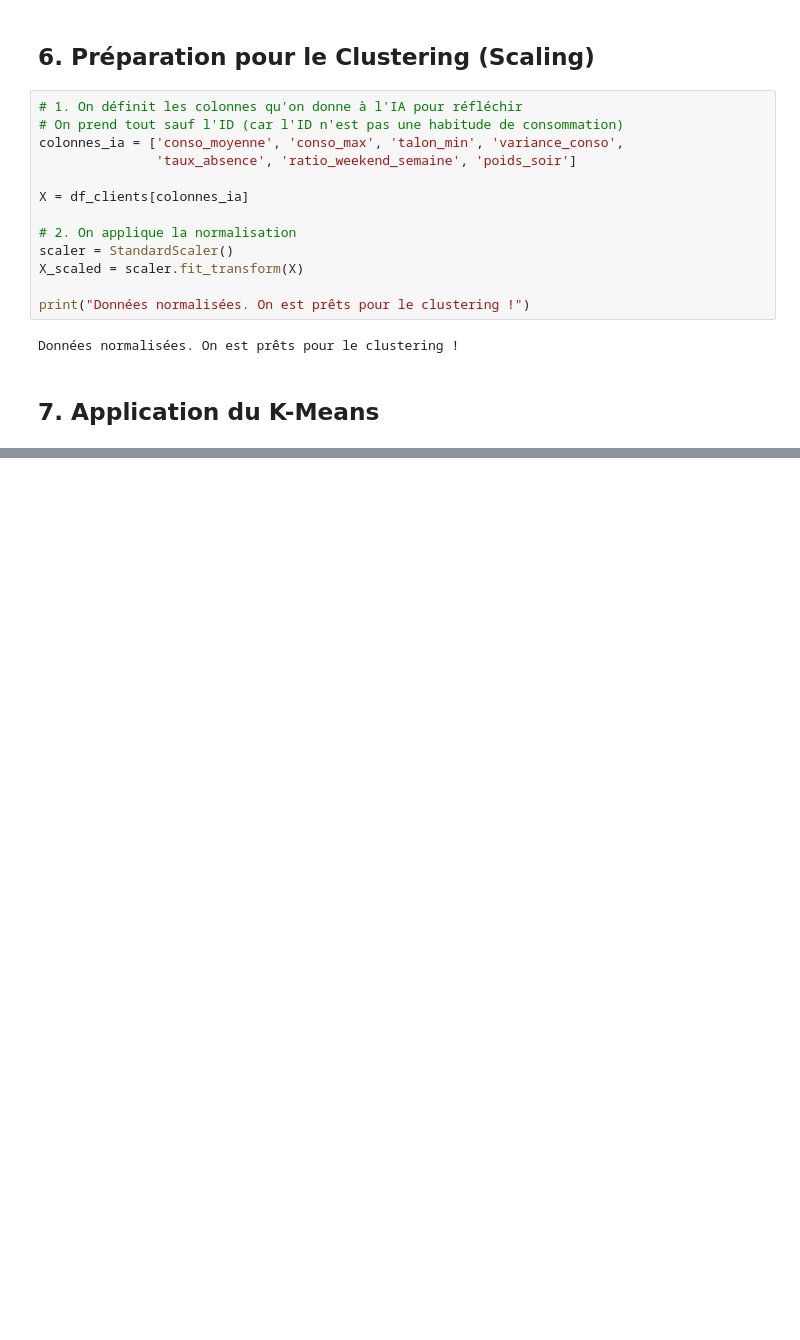
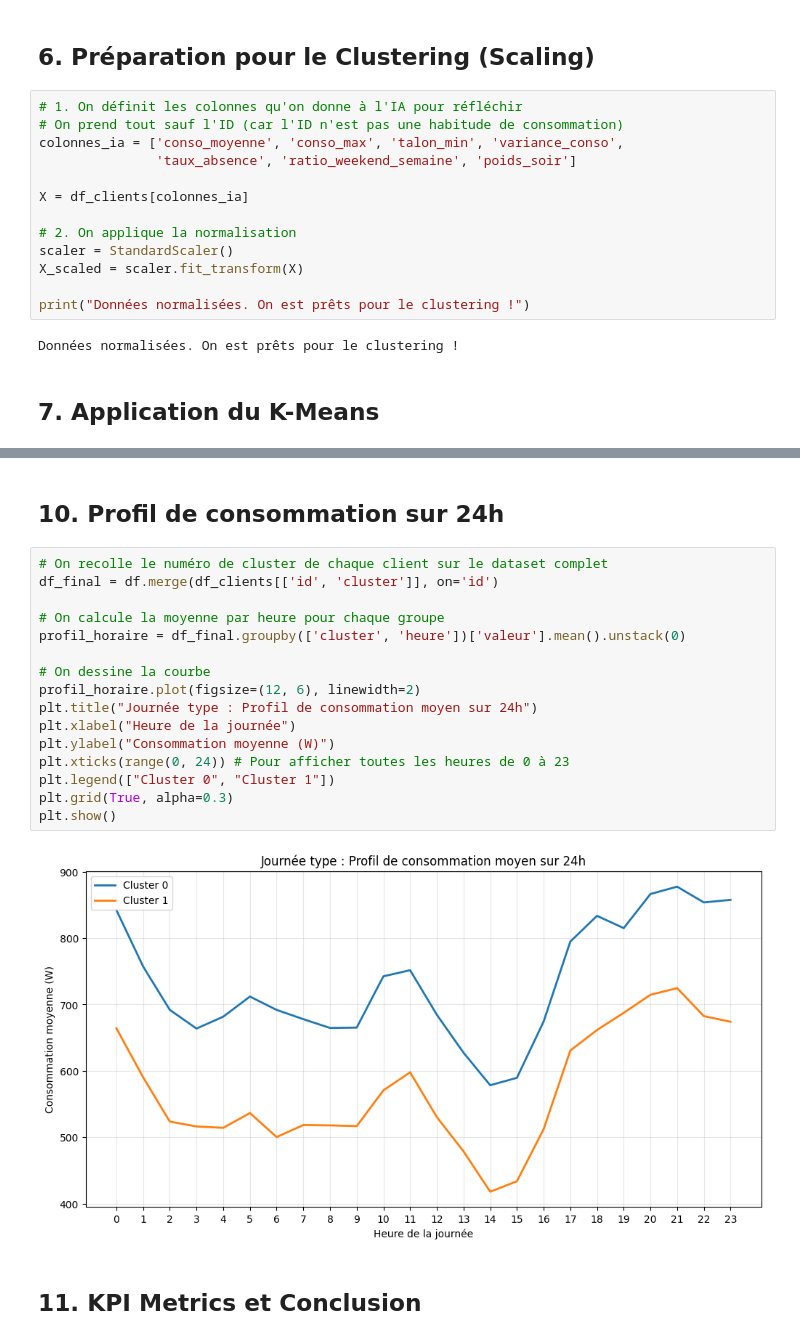
Before and after one commit to leonore-belle/projet-datascience-enedis, a Jupyter notebook: projet_enedis_td_1.ipynb, the cells around one changed output, grey strips where cells are left out. Cells and saved outputs as stored; diff of their text form; blank space fills up the shorter version.

```diff
--- a/projet_enedis_td_1.ipynb
+++ b/projet_enedis_td_1.ipynb
@@ -177,0 +206,22 @@ Name: count, dtype: int64
+# %% [markdown]
+## 10. Profil de consommation sur 24h
+# %%
+# On recolle le numéro de cluster de chaque client sur le dataset complet
+df_final = df.merge(df_clients[['id', 'cluster']], on='id')
+
+# On calcule la moyenne par heure pour chaque groupe
+profil_horaire = df_final.groupby(['cluster', 'heure'])['valeur'].mean().unstack(0)
+
+# On dessine la courbe
+profil_horaire.plot(figsize=(12, 6), linewidth=2)
+plt.title("Journée type : Profil de consommation moyen sur 24h")
+plt.xlabel("Heure de la journée")
+plt.ylabel("Consommation moyenne (W)")
+plt.xticks(range(0, 24)) # Pour afficher toutes les heures de 0 à 23
+plt.legend(["Cluster 0", "Cluster 1"])
+plt.grid(True, alpha=0.3)
+plt.show()
+# %% [output]
+[figure, added]
+# %% [markdown]
+## 11. KPI Metrics et Conclusion
```
Also changed, not shown: parts of 8 cells of this notebook.
